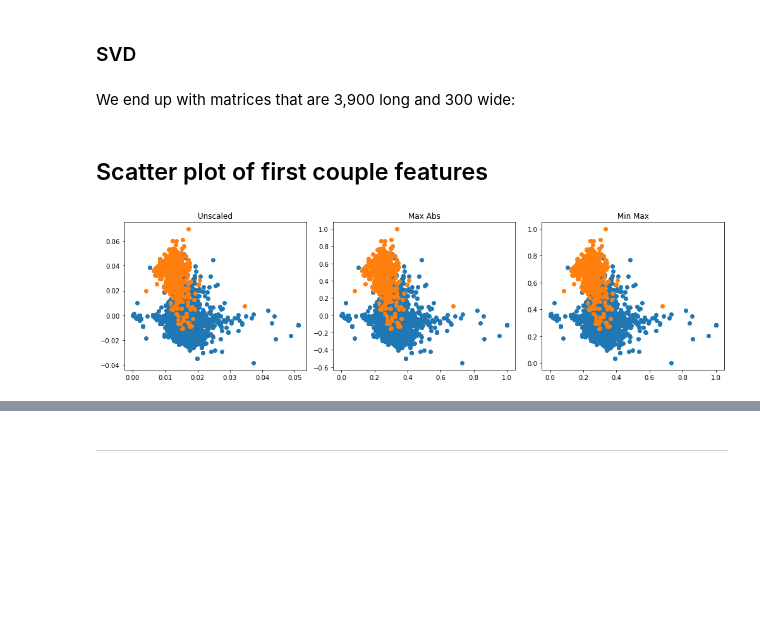
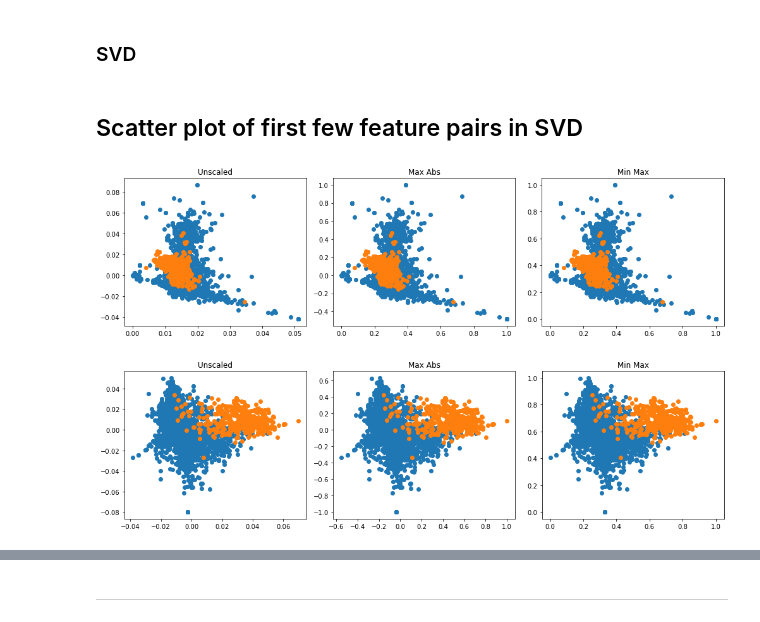
Before and after one commit to BigBangData/NaturalLanguageProcessing, a Jupyter notebook: TextAnalyticsWithR/06_DimensionalityReduction2_StackOverflow.ipynb, the cells around one changed output, grey strips where cells are left out. Drawn from its saved outputs; the diff is of its cells as text; code cells hidden in the pictures; blank space fills up the shorter version.

Commit message:
Plot pairs of SVD features

```diff
--- a/TextAnalyticsWithR/06_DimensionalityReduction2_StackOverflow.ipynb
+++ b/TextAnalyticsWithR/06_DimensionalityReduction2_StackOverflow.ipynb
@@ -147,5 +147,3 @@ def perform_SVD(X, n_components=300):
     return V, X_maxabs, X_minmax
 # %%
 X_svd, X_maxabs, X_minmax = perform_SVD(X_trans_tfidf)
-# %% [markdown]
-We end up with matrices that are 3,900 long and 300 wide:
@@ -161,23 +161,40 @@ X_minmax_df = pd.DataFrame(minmax_data)
 # %% [markdown]
-## Scatter plot of first couple features
+## Scatter plot of first few feature pairs in SVD
 # %%
 import matplotlib.pyplot as plt
 
-fig, axes = plt.subplots(nrows=1, ncols=3, figsize=(14, 4))
+def plot_scatter(a):
+    """
+    Plot consecutive pairs of features in SVD matrices
+    """
+    b, c, d = a+1, a+2, a+3
+    fig, axes = plt.subplots(nrows=1, ncols=3, figsize=(14, 4))
+    # unscaled
+    axes[0].scatter(X_svd_df.iloc[:,a:b][X_svd_df['y']==0],
+                    X_svd_df.iloc[:,c:d][X_svd_df['y']==0])
+    axes[0].scatter(X_svd_df.iloc[:,a:b][X_svd_df['y']==1],
+                    X_svd_df.iloc[:,c:d][X_svd_df['y']==1])
+    # max abs
+    axes[1].scatter(X_maxabs_df.iloc[:,a:b][X_maxabs_df['y']==0],
+                    X_maxabs_df.iloc[:,c:d][X_maxabs_df['y']==0])
+    axes[1].scatter(X_maxabs_df.iloc[:,a:b][X_maxabs_df['y']==1],
+                    X_maxabs_df.iloc[:,c:d][X_maxabs_df['y']==1])
+    # min max
+    axes[2].scatter(X_minmax_df.iloc[:,a:b][X_minmax_df['y']==0],
+                    X_minmax_df.iloc[:,c:d][X_minmax_df['y']==0])
+    axes[2].scatter(X_minmax_df.iloc[:,a:b][X_minmax_df['y']==1],
+                    X_minmax_df.iloc[:,c:d][X_minmax_df['y']==1])
+    # titles
+    axes[0].title.set_text('Unscaled')
+    axes[1].title.set_text('Max Abs')
+    axes[2].title.set_text('Min Max')
 
-axes[0].scatter(X_svd_df['V1'][X_svd_df['y']==0], X_svd_df['V2'][X_svd_df['y']==0])
-axes[0].scatter(X_svd_df['V1'][X_svd_df['y']==1], X_svd_df['V2'][X_svd_df['y']==1])
-
-axes[1].scatter(X_maxabs_df['V1'][X_maxabs_df['y']==0], X_maxabs_df['V2'][X_maxabs_df['y']==0])
-axes[1].scatter(X_maxabs_df['V1'][X_maxabs_df['y']==1], X_maxabs_df['V2'][X_maxabs_df['y']==1])
-
-axes[2].scatter(X_minmax_df['V1'][X_minmax_df['y']==0], X_minmax_df['V2'][X_minmax_df['y']==0])
-axes[2].scatter(X_minmax_df['V1'][X_minmax_df['y']==1], X_minmax_df['V2'][X_minmax_df['y']==1])
-
-axes[0].title.set_text('Unscaled')
-axes[1].title.set_text('Max Abs')
-axes[2].title.set_text('Min Max')
-
-fig.tight_layout()
+    fig.tight_layout()
-# %% [output]
-[figure, removed]
+# %%
+p = plot_scatter(0)
+# %% [output]
+[figure, added]
+# %%
+p = plot_scatter(1)
+# %% [output]
+[figure, added]
```
Also changed, not shown: parts of 5 cells of this notebook.
